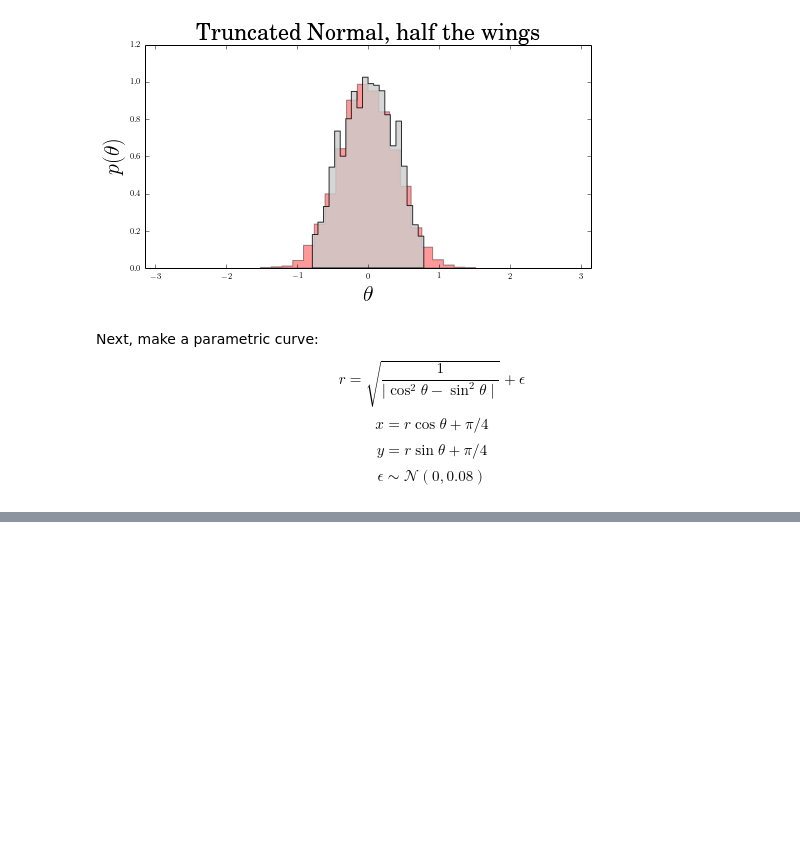
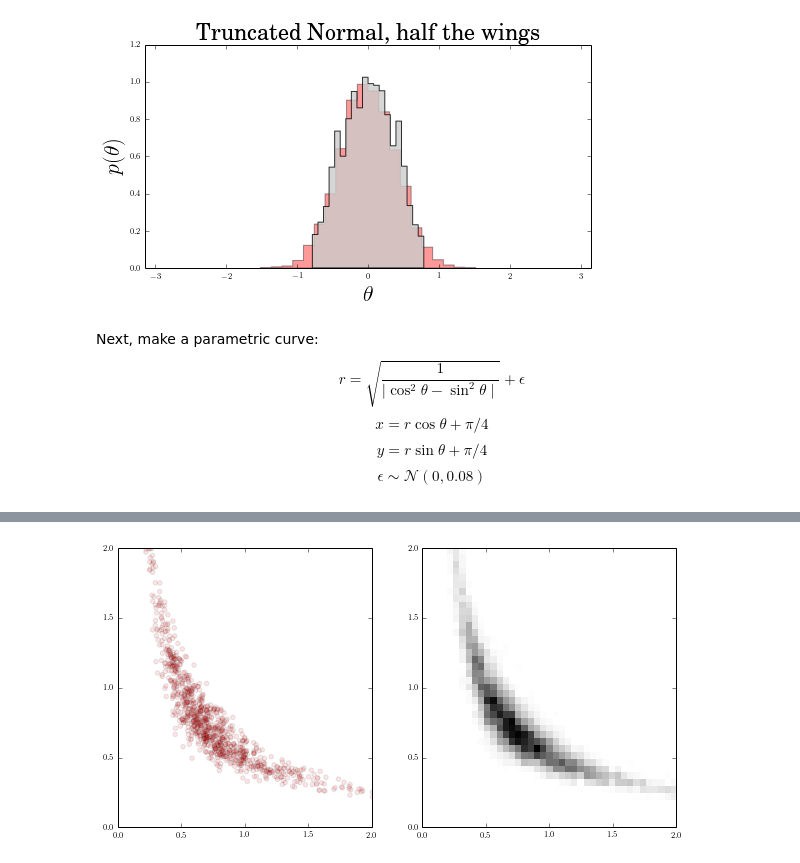
Before and after one commit to gully/astroMLfigs, a Jupyter notebook: fig03_02.ipynb, the cells around one changed output, grey strips where cells are left out. Drawn from its saved outputs; the diff is of its cells as text; code cells hidden in the pictures; blank space fills up the shorter version.

Commit message:
dissection of how the figure is actually made, and a recap summary of what we learned

```diff
--- a/fig03_02.ipynb
+++ b/fig03_02.ipynb
@@ -199,0 +212,22 @@ return (x, y)
+# %%
+Ngrid = 41
+grid = np.linspace(0, 2, Ngrid + 1)
+
+H, xbins, ybins = np.histogram2d(x, y, grid)
+H /= np.sum(H)
+
+#------------------------------------------------------------
+# plot the result
+fig = plt.figure(figsize=(10, 5))
+ax = fig.add_subplot(121)
+#For clarity, only show the first 1000 data points (10% of the data)
+plt.scatter(x[0:1000],y[0:1000],s=20, c='#ff0000', alpha=0.1)
+plt.xlim((0, 2))
+plt.ylim((0, 2))
+
+ax = fig.add_subplot(122)
+plt.imshow(H, interpolation='nearest', origin='lower', aspect='auto',
+           extent=[0, 2, 0, 2], cmap=plt.cm.binary)
+plt.show()
+# %% [output]
+[figure, added]
```
Also changed, not shown: parts of 9 cells of this notebook.
